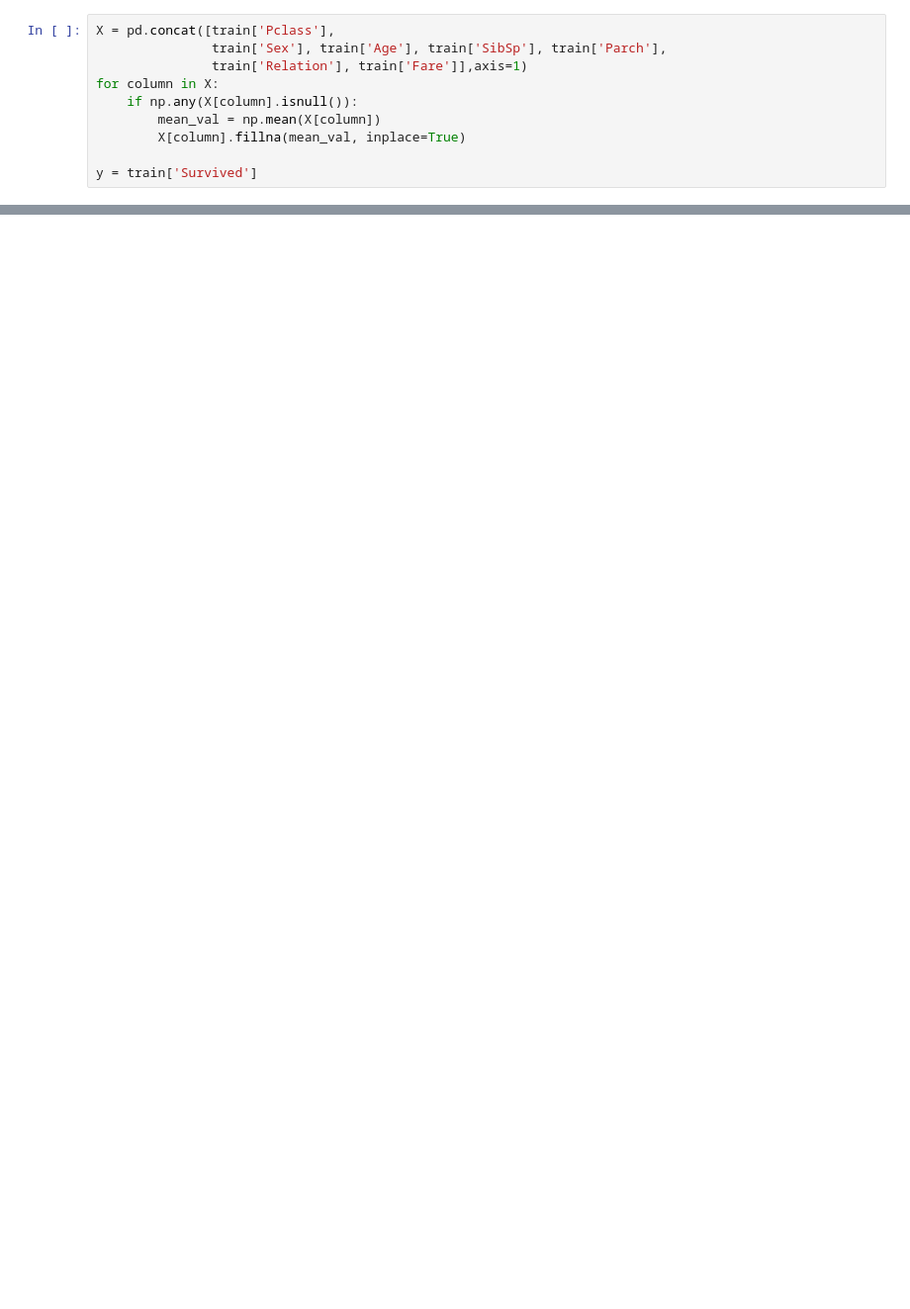
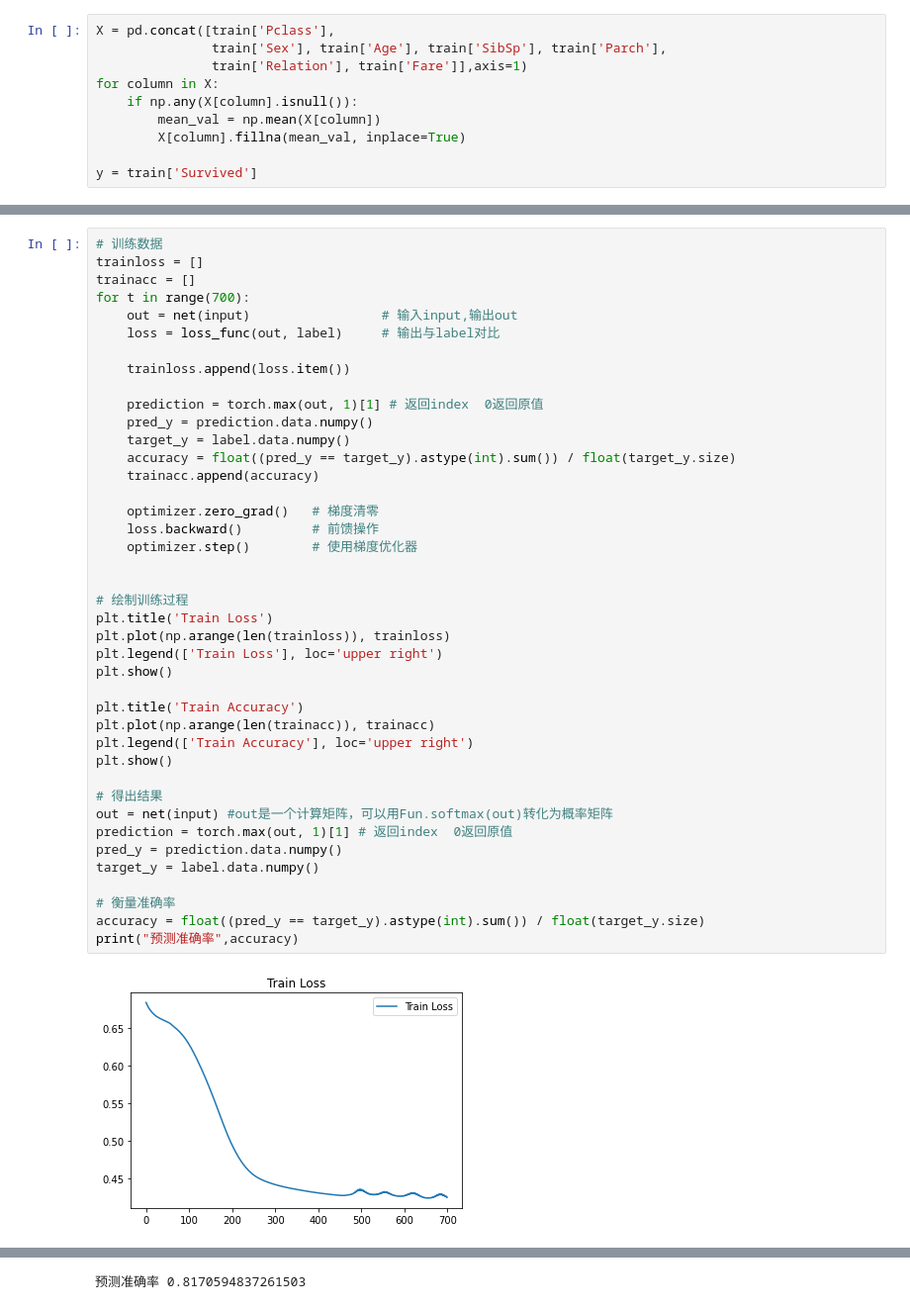
Before and after one commit to algo21-221040114/Kaggle-Titanic-Competition, a Jupyter notebook: titanic-ml-02.ipynb, the cells around one changed output, grey strips where cells are left out. Shown: that part at 99% size. Saved outputs shown, nothing was run; the diff lists cells and outputs as text; blank space fills up the shorter version.

```diff
--- a/titanic-ml-02.ipynb
+++ b/titanic-ml-02.ipynb
@@ -151,0 +182,43 @@ print("预测准确率",accuracy)
+# %%
+# 训练数据
+trainloss = []
+trainacc = []
+for t in range(700):
+    out = net(input)                 # 输入input,输出out
+    loss = loss_func(out, label)     # 输出与label对比
+
+    trainloss.append(loss.item())
+
+    prediction = torch.max(out, 1)[1] # 返回index  0返回原值
+    pred_y = prediction.data.numpy()
+    target_y = label.data.numpy()
+    accuracy = float((pred_y == target_y).astype(int).sum()) / float(target_y.size)
+    trainacc.append(accuracy)
+
+    optimizer.zero_grad()   # 梯度清零
+    loss.backward()         # 前馈操作
+    optimizer.step()        # 使用梯度优化器
+
+
+# 绘制训练过程
+plt.title('Train Loss')
+plt.plot(np.arange(len(trainloss)), trainloss)
+plt.legend(['Train Loss'], loc='upper right')
+plt.show()
+
+plt.title('Train Accuracy')
+plt.plot(np.arange(len(trainacc)), trainacc)
+plt.legend(['Train Accuracy'], loc='upper right')
+plt.show()
+
+# 得出结果
+out = net(input) #out是一个计算矩阵，可以用Fun.softmax(out)转化为概率矩阵
+prediction = torch.max(out, 1)[1] # 返回index  0返回原值
+pred_y = prediction.data.numpy()
+target_y = label.data.numpy()
+
+# 衡量准确率
+accuracy = float((pred_y == target_y).astype(int).sum()) / float(target_y.size)
+print("预测准确率",accuracy)
+# %% [output]
+[figure, added]
@@ -152,3 +226,4 @@ print("预测准确率",accuracy)
+预测准确率 0.8170594837261503
 # %%
 # Predict
 data_to_pred = pd.concat([test['Pclass'], test['Sex'], test['Age'],
```
Also changed, not shown: parts of 8 cells of this notebook.
